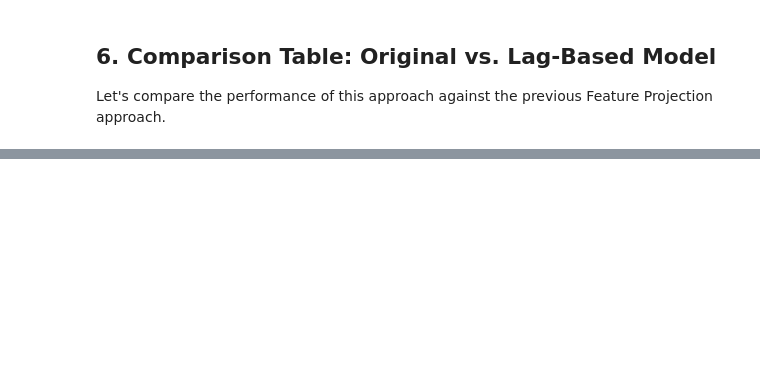
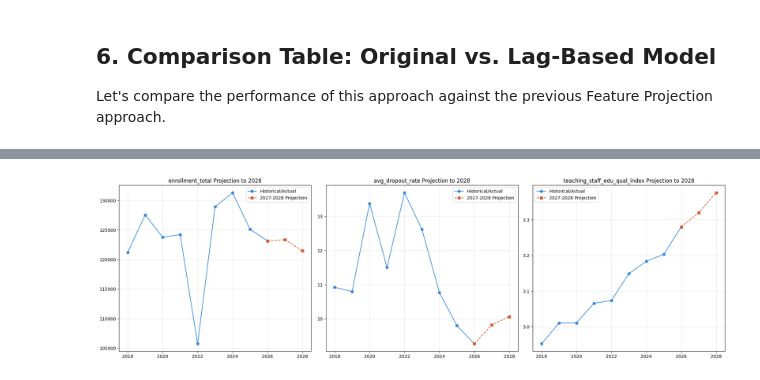
Before and after one commit to i-eat-tea/MINI_PROJECT_AMS_B_GROUP3, a Jupyter notebook: notebooks/03_modelling_lag_features.ipynb, the cells around one changed output, grey strips where cells are left out. Drawn from its saved outputs; the diff is of its cells as text; code cells hidden in the pictures; blank space fills up the shorter version.

```diff
--- a/notebooks/03_modelling_lag_features.ipynb
+++ b/notebooks/03_modelling_lag_features.ipynb
@@ -310,0 +308,82 @@ Teacher Quality               0.5193                0.9067       0.3874
+# %%
+def recursive_forecast(df_input, target, model, imputer, scaler, features, future_years=[2027, 2028], other_feature_projections=[]):
+    df_forecast = df_input.copy()
+    provinces = df_forecast['Province'].unique()
+
+    for year in future_years:
+        for prov in provinces:
+            # Ensure row exists
+            mask = (df_forecast['Province'] == prov) & (df_forecast['Year'] == year)
+            if not mask.any():
+                new_row = pd.DataFrame([{'Province': prov, 'Year': year}])
+                df_forecast = pd.concat([df_forecast, new_row], ignore_index=True)
+                mask = (df_forecast['Province'] == prov) & (df_forecast['Year'] == year)
+
+            prov_data = df_forecast[df_forecast['Province'] == prov].sort_values('Year')
+
+            feat_values = {}
+            for f in features:
+                if f.endswith('_lag1'):
+                    base_feat = f.replace('_lag1', '')
+                    past_df = prov_data[prov_data['Year'] < year]
+                    feat_values[f] = past_df[base_feat].iloc[-1] if not past_df.empty else 0
+                elif f.endswith('_lag2'):
+                    base_feat = f.replace('_lag2', '')
+                    past_df = prov_data[prov_data['Year'] < year-1]
+                    feat_values[f] = past_df[base_feat].iloc[-1] if not past_df.empty else 0
+                elif f in prov_data.columns and not pd.isna(prov_data.loc[prov_data['Year'] == year, f].values[0]):
+                    feat_values[f] = prov_data.loc[prov_data['Year'] == year, f].values[0]
+                else:
+                    if f in other_feature_projections:
+                        last_vals = prov_data[prov_data['Year'] < year][f].dropna().tail(3).values
+                        if len(last_vals) >= 2:
+                            trend = (last_vals[-1] - last_vals[0]) / (len(last_vals) - 1)
+                            feat_values[f] = last_vals[-1] + trend
+                        elif len(last_vals) == 1:
+                            feat_values[f] = last_vals[0]
+                        else:
+                            feat_values[f] = 0
+                    else:
+                        last_val = prov_data[prov_data['Year'] < year][f].dropna().iloc[-1] if not prov_data[prov_data['Year'] < year][f].dropna().empty else 0
+                        feat_values[f] = last_val
+
+            X_new = pd.DataFrame([feat_values])[features]
+            X_new_imp = pd.DataFrame(imputer.transform(X_new), columns=features)
+            X_new_final = scaler.transform(X_new_imp) if 'SVR' in str(type(model)) else X_new_imp
+
+            pred = model.predict(X_new_final)[0]
+            df_forecast.loc[mask, target] = pred
+            for f, val in feat_values.items():
+                if f in df_forecast.columns and pd.isna(df_forecast.loc[mask, f].values[0]):
+                    df_forecast.loc[mask, f] = val
+
+    return df_forecast
+
+other_feats = ['total_staff_total', 'num_classrooms', 'avg_transition_rate', 'principal_avg_service_years', 'pb_fund_per_school_riel']
+
+# Forecast sequentially
+df_f = recursive_forecast(df, 'teaching_staff_edu_qual_index', model_t, imp_t, scl_t, features_teacher, other_feature_projections=other_feats)
+df_f = recursive_forecast(df_f, 'enrollment_total', model_e, imp_e, scl_e, features_enrollment, other_feature_projections=other_feats)
+df_f = recursive_forecast(df_f, 'avg_dropout_rate', model_d, imp_d, scl_d, features_dropout, other_feature_projections=other_feats)
+
+# --- Visualization ---
+targets = ['enrollment_total', 'avg_dropout_rate', 'teaching_staff_edu_qual_index']
+fig, axes = plt.subplots(1, 3, figsize=(20, 6))
+
+for i, target in enumerate(targets):
+    hist = df_f[df_f['Year'] <= 2026].groupby('Year')[target].mean()
+    proj = df_f[df_f['Year'] >= 2026].groupby('Year')[target].mean()
+
+    axes[i].plot(hist.index, hist.values, label='Historical/Actual', marker='o', color='#378ADD')
+    axes[i].plot(proj.index, proj.values, label='2027-2028 Projection', marker='s', linestyle='--', color='#D85A30')
+    axes[i].set_title(f'{target} Projection to 2028')
+    axes[i].legend()
+    axes[i].grid(True, alpha=0.3)
+
+plt.tight_layout()
+plt.show()
+
+print("\n--- Summary of 2028 Projections (National Average) ---")
+print(df_f[df_f['Year'] == 2028][targets].mean())
+# %% [output]
+[figure, added]
```
Also changed, not shown: parts of 7 cells of this notebook, 2 other files.
